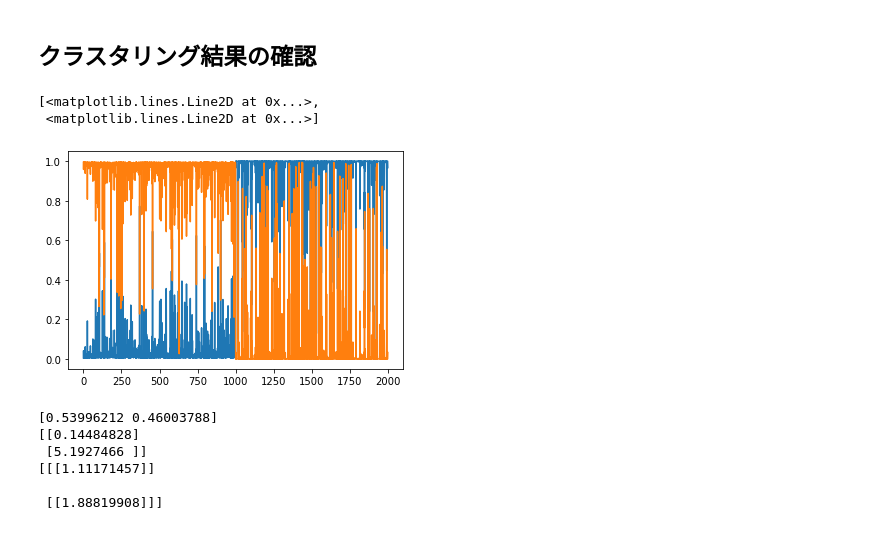
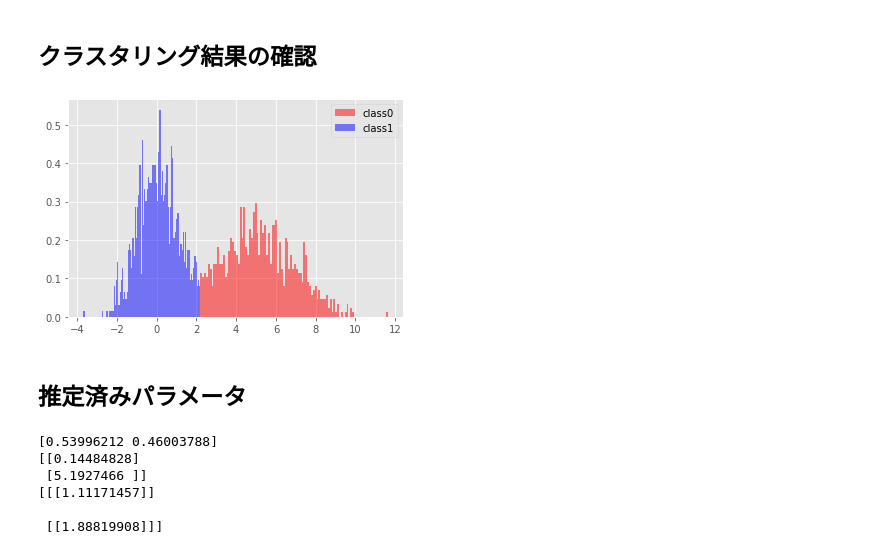
Before and after one commit to Data-Anal-Ojisan/DataAnalOji.hatena.sample, a Jupyter notebook: python_samples/blog_gaussian_mixture.ipynb, the cells around one changed output. Cells and saved outputs as stored; diff of their text form; code cells hidden in the pictures.

```diff
--- a/python_samples/blog_gaussian_mixture.ipynb
+++ b/python_samples/blog_gaussian_mixture.ipynb
@@ -34,10 +40,3 @@ GaussianMixture(covariance_type='full', init_params='kmeans', max_iter=100000,
                 verbose_interval=10, warm_start=False, weights_init=None)
 # %% [markdown]
 ## クラスタリング結果の確認
-# %%
-predict = gmm.predict_proba(x.reshape(-1,1))
-plt.plot(predict)
-# %% [output]
-[<matplotlib.lines.Line2D at 0x...>,
- <matplotlib.lines.Line2D at 0x...>]
-[figure, removed]
@@ -46,3 +43,16 @@ plt.plot(predict)
+# %%
+# クラスタリング結果を取得
+predict = gmm.predict(x.reshape(-1, 1))
+
+# クラスタリング結果ごとにヒストグラムを描画
+plt.hist(x[predict == 0], density=True, bins=100, color='red', alpha=0.5,label="class0");
+plt.hist(x[predict == 1], density=True, bins=100, color='blue', alpha=0.5,label="class1");
+plt.legend();
+plt.show();
+# %% [output]
+[figure, added]
+# %% [markdown]
+## 推定済みパラメータ
 # %%
 weight = gmm.weights_ #重み（足すと1になる）
 mean = gmm.means_ #平均
```
Also changed, not shown: parts of 5 cells of this notebook.
